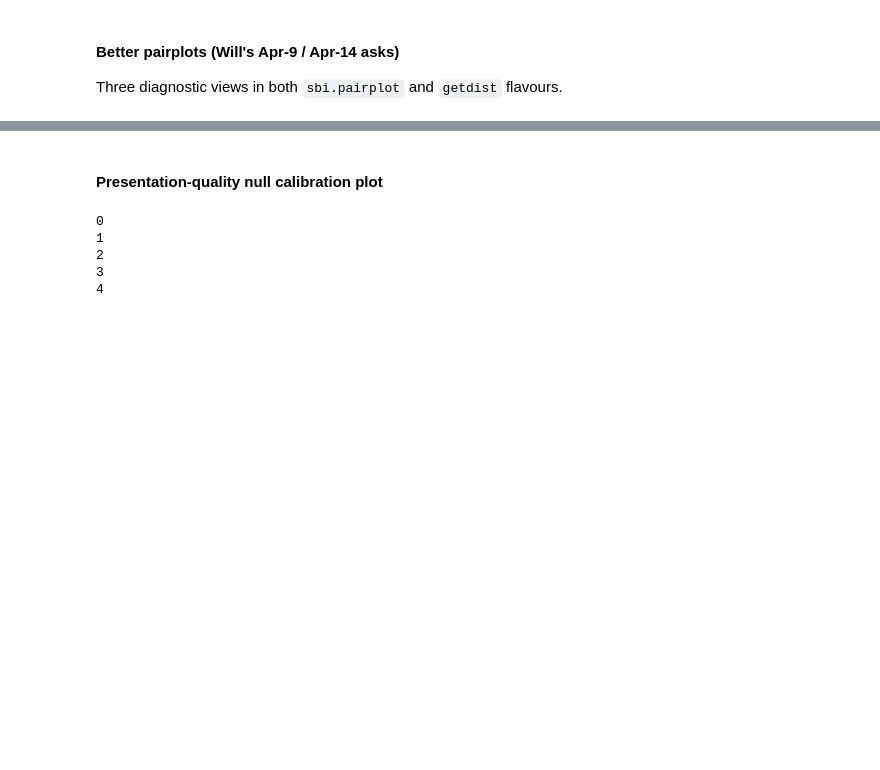
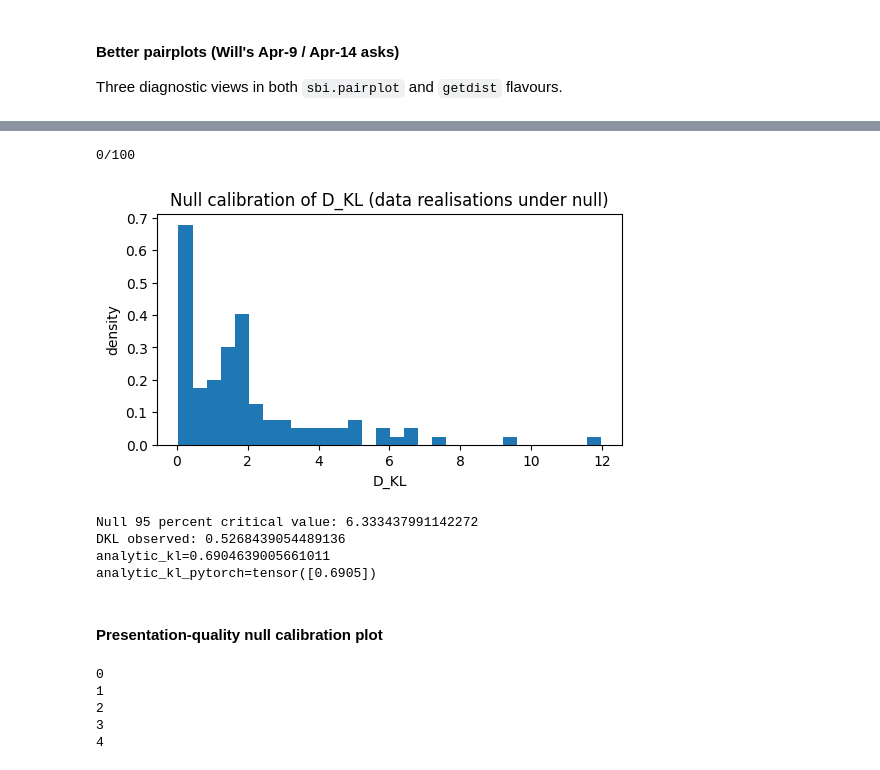
Before and after one commit to jayvasireddy/Part-III-Research-Project, a Jupyter notebook: 2D Gaussian Example/Gaussian_with_off_diag.ipynb, the cells around one changed output, grey strips where cells are left out. Cells and saved outputs as stored; diff of their text form; code cells hidden in the pictures; blank space fills up the shorter version.

```diff
--- a/2D Gaussian Example/Gaussian_with_off_diag.ipynb
+++ b/2D Gaussian Example/Gaussian_with_off_diag.ipynb
@@ -966,3 +991,18 @@ print(f"analytic_kl_pytorch={analytic_kl_pytorch}")
+# %%
+
+dkls, crit_val_95 = calibrate_null_dkl(posterior1_direct, posterior2_direct,
+                                       prior, 100, 2000,
+                                       loc1, scale1, loc2, scale2)
+print("DKL observed:", dkl_obs)
+print(f"analytic_kl={analytic_kl}")
+print(f"analytic_kl_pytorch={analytic_kl_pytorch}")
+# %% [output]
+0/100
+[figure, added]
+Null 95 percent critical value: 6.333437991142272
+DKL observed: 0.5268439054489136
+analytic_kl=0.6904639005661011
+analytic_kl_pytorch=tensor([0.6905])
 # %% [markdown]
 #### Presentation-quality null calibration plot
 # %%
```
Also changed, not shown: parts of 12 cells of this notebook, 9 other files.
